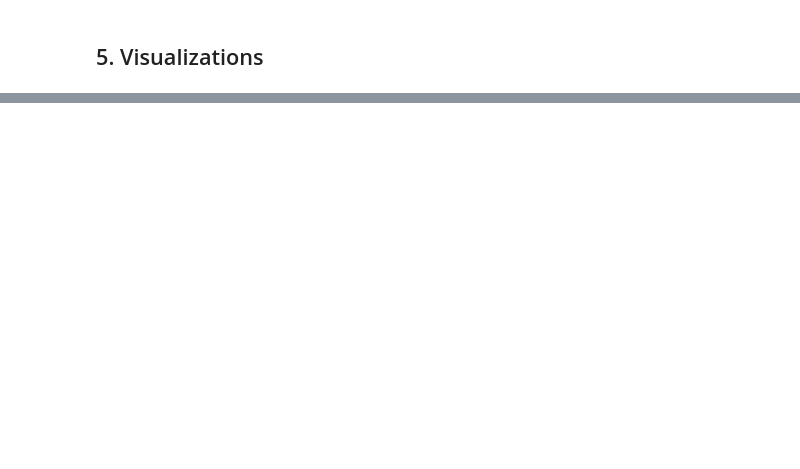
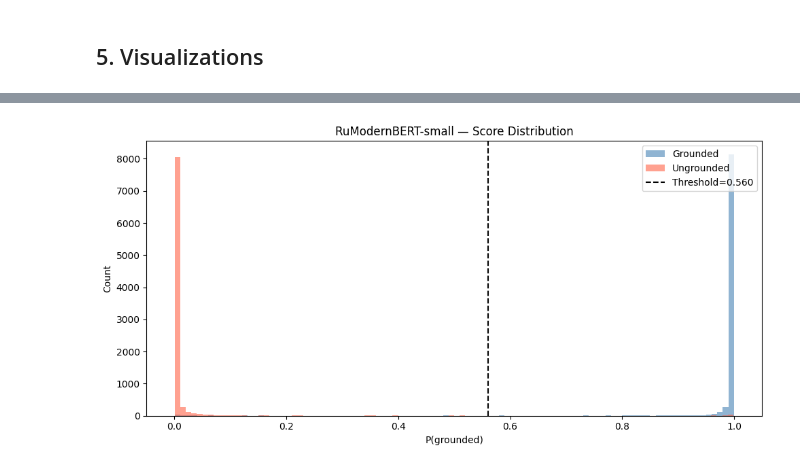
Before and after one commit to BigMak1/rag_fact_checking, a Jupyter notebook: DRAGON/evaluate_fact_checking.ipynb, the cells around one changed output, grey strips where cells are left out. Cells and saved outputs as stored; diff of their text form; code cells hidden in the pictures; blank space fills up the shorter version.

Commit message:
Add ModernBert scoring in pipeline

```diff
--- a/DRAGON/evaluate_fact_checking.ipynb
+++ b/DRAGON/evaluate_fact_checking.ipynb
@@ -179,0 +316,33 @@ plt.show()
+# %%
+# ROC-AUC for RuModernBERT
+mb_y_true = np.array([1] * len(mb_scores_grounded) + [0] * len(mb_scores_ungrounded))
+mb_y_scores = np.array(mb_scores_grounded + mb_scores_ungrounded)
+
+mb_auc = roc_auc_score(mb_y_true, mb_y_scores)
+mb_fpr, mb_tpr, mb_thresholds = roc_curve(mb_y_true, mb_y_scores)
+
+mb_j_scores = mb_tpr - mb_fpr
+mb_best_idx = np.argmax(mb_j_scores)
+mb_best_threshold = mb_thresholds[mb_best_idx]
+
+print(f"ROC-AUC: {mb_auc:.4f}")
+print(f"Optimal threshold (Youden's J): {mb_best_threshold:.4f}")
+print(f"  TPR: {mb_tpr[mb_best_idx]:.4f}, FPR: {mb_fpr[mb_best_idx]:.4f}")
+
+# Metrics at thresholds
+print("\n" + "="*65)
+print(f"{'Threshold':>10} {'TPR':>8} {'FPR':>8} {'Precision':>10} {'F1':>8}")
+print("="*65)
+for t in [0.3, 0.4, 0.5, mb_best_threshold, 0.6, 0.7, 0.8]:
+    y_pred = (mb_y_scores >= t).astype(int)
+    tp = ((y_pred == 1) & (mb_y_true == 1)).sum()
+    fp = ((y_pred == 1) & (mb_y_true == 0)).sum()
+    fn = ((y_pred == 0) & (mb_y_true == 1)).sum()
+    tpr_t = tp / (tp + fn) if (tp + fn) > 0 else 0
+    fpr_t = fp / (fp + (mb_y_true == 0).sum()) if (mb_y_true == 0).sum() > 0 else 0
+    prec = tp / (tp + fp) if (tp + fp) > 0 else 0
+    f1 = 2 * prec * tpr_t / (prec + tpr_t) if (prec + tpr_t) > 0 else 0
+    marker = " *" if abs(t - mb_best_threshold) < 1e-6 else ""
+    print(f"{t:>10.4f} {tpr_t:>8.4f} {fpr_t:>8.4f} {prec:>10.4f} {f1:>8.4f}{marker}")
+print("="*65)
+print("* = optimal (Youden's J)")
@@ -179,0 +366,14 @@ plt.show()
+# %%
+# Score distribution
+fig, ax = plt.subplots(figsize=(10, 5))
+ax.hist(mb_scores_grounded, bins=100, alpha=0.6, label="Grounded", color="steelblue")
+ax.hist(mb_scores_ungrounded, bins=100, alpha=0.6, label="Ungrounded", color="tomato")
+ax.axvline(mb_best_threshold, color="black", linestyle="--", label=f"Threshold={mb_best_threshold:.3f}")
+ax.set_xlabel("P(grounded)")
+ax.set_ylabel("Count")
+ax.set_title("RuModernBERT-small — Score Distribution")
+ax.legend()
+plt.tight_layout()
+plt.show()
+# %% [output]
+[figure, added]
```
Also changed, not shown: parts of 15 cells of this notebook, 4 other files.
